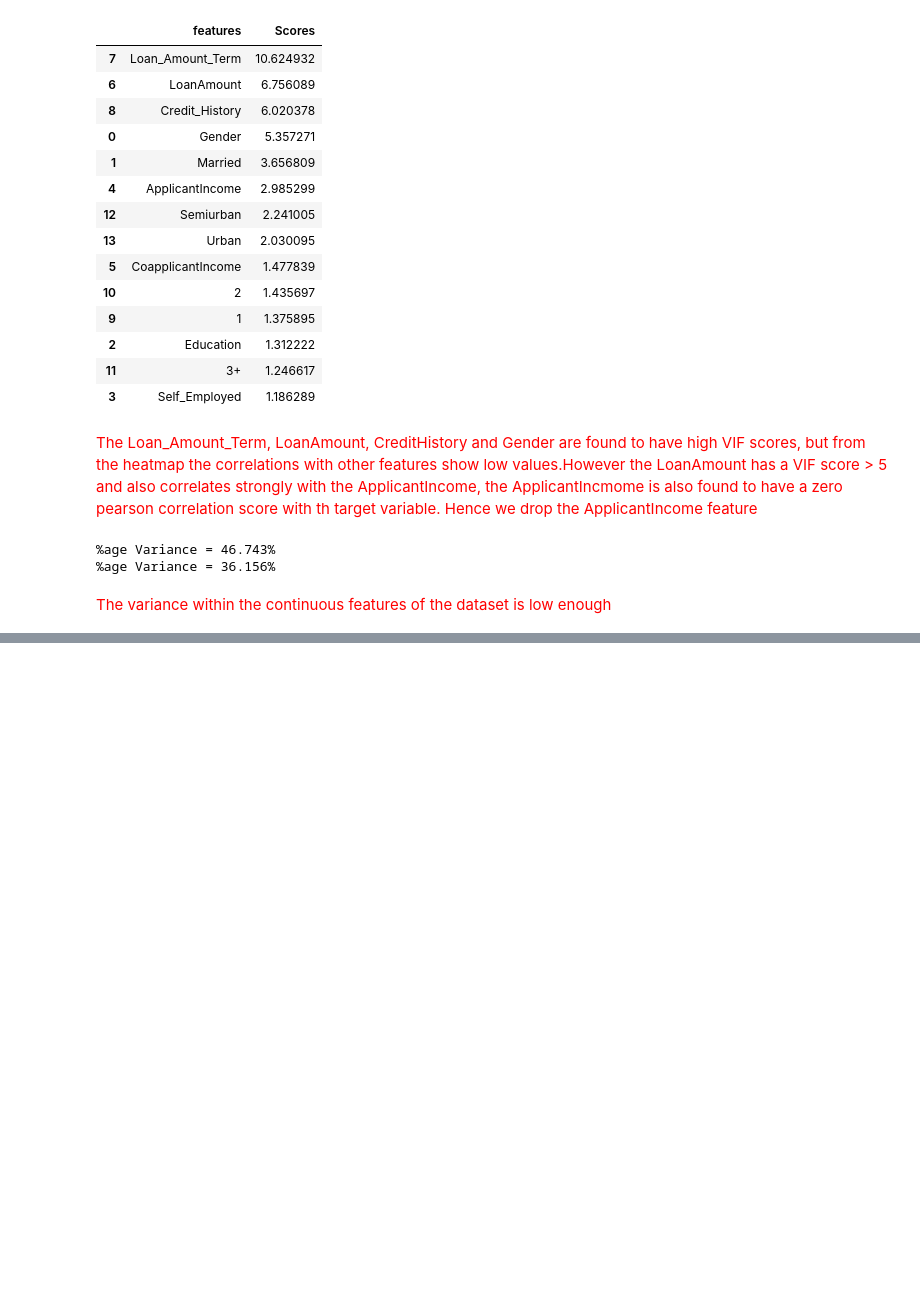
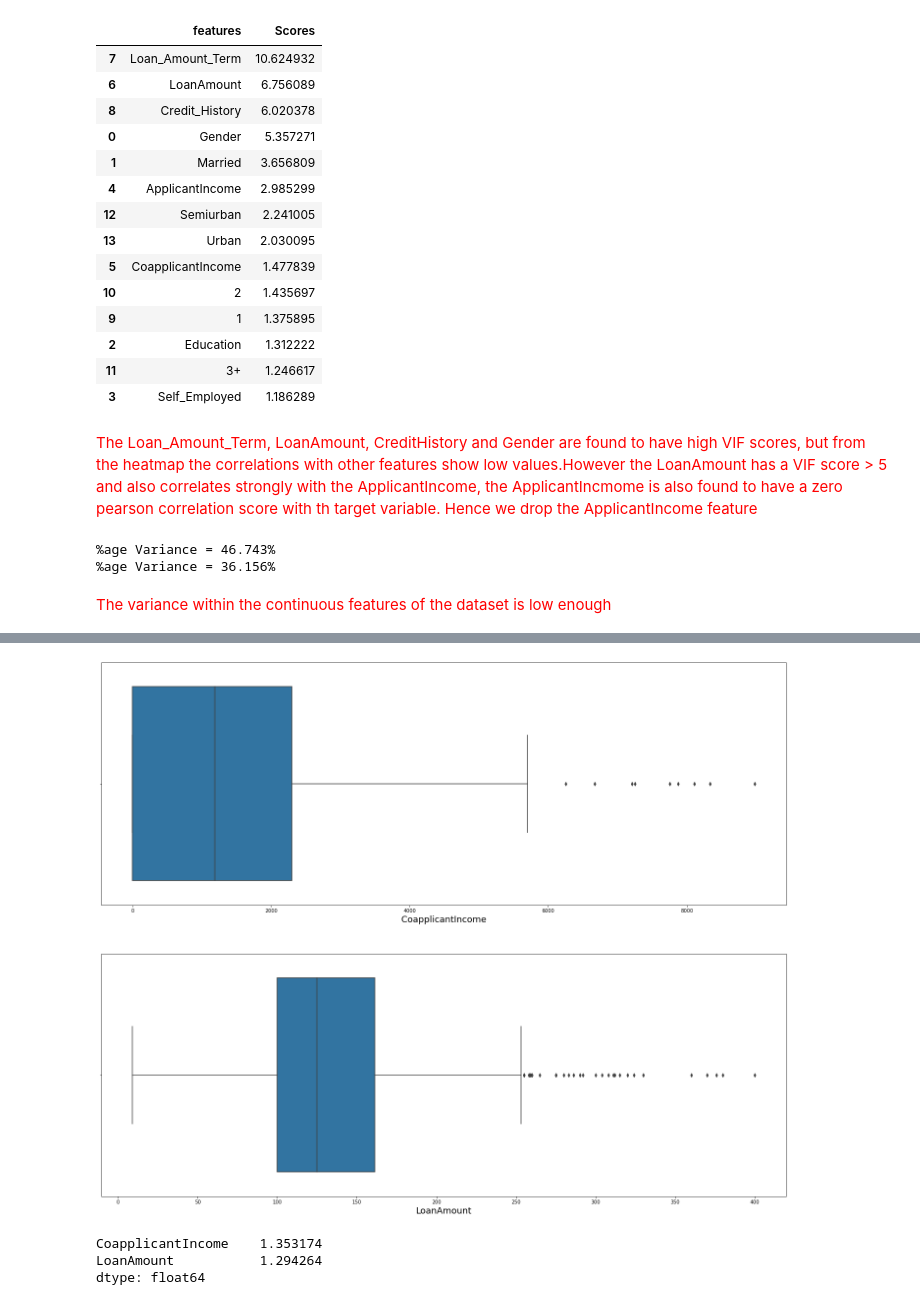
Before and after one commit to zobekenobe/DT-Evaluation-Project, a Jupyter notebook: Project 6.ipynb, the cells around one changed output, grey strips where cells are left out. Cells and saved outputs as stored; diff of their text form; code cells hidden in the pictures; blank space fills up the shorter version.

```diff
--- a/Project 6.ipynb
+++ b/Project 6.ipynb
@@ -332,0 +366,14 @@ The variance within the continuous features of the dataset is low enough
+# %%
+# Some outliers have been removed, we attempt removing some more using the interquantile range
+# before that we save the changes
+x = x[filtered_indices]
+y = y[filtered_indices]
+# %%
+# finding the interquantile range
+q1 = x[continuous_features].quantile(0.25)
+q3 = x[continuous_features].quantile(0.75)
+
+iqr = q3 - q1
+hi = q3 + 1.5 * iqr
+# %%
+filtered_indices = np.where(x[continuous_features]>hi)
@@ -332,0 +396,25 @@ The variance within the continuous features of the dataset is low enough
+# %%
+for i in range(2):
+    x.drop(index = filtered_indices[i], inplace = True)
+    y.drop(index = filtered_indices[i], inplace = True)
+# %%
+# now we check for outliers again
+plt.figure(figsize = (25, 20))
+plotnumber = 1
+for col in continuous_features:
+    plt.subplot(2,1,plotnumber)
+    sns.boxplot(x[col], orient = 'h')
+    plt.xlabel(col, fontsize = 18)
+    plotnumber += 1
+plt.show()
+# %% [output]
+[figure, added]
+# %%
+# Apparently some outliers have been removed, we will now check how
+# skewed the continuous features are
+
+x[continuous_features].skew()
+# %% [output]
+CoapplicantIncome    1.353174
+LoanAmount           1.294264
+dtype: float64
```
Also changed, not shown: parts of 31 cells of this notebook.
